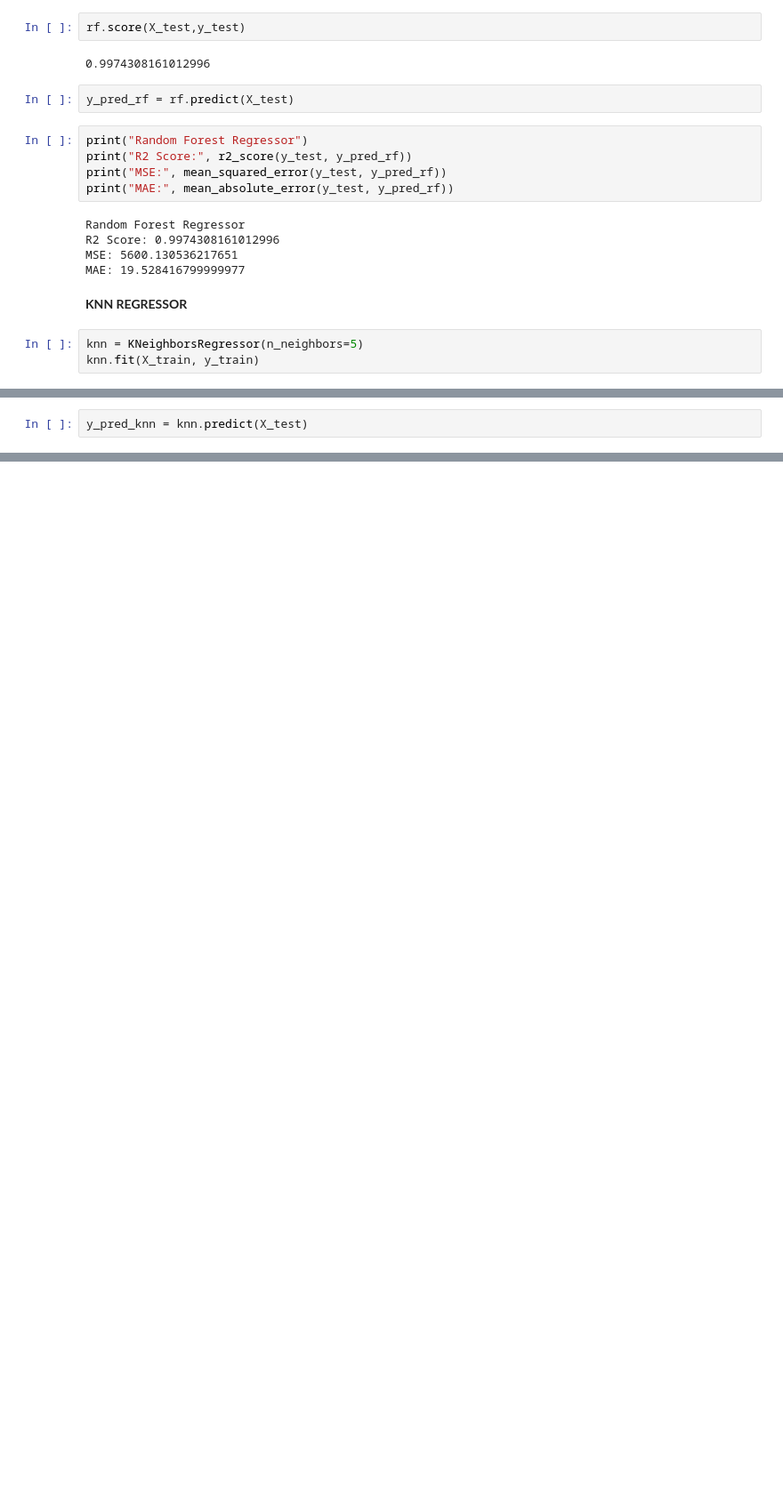
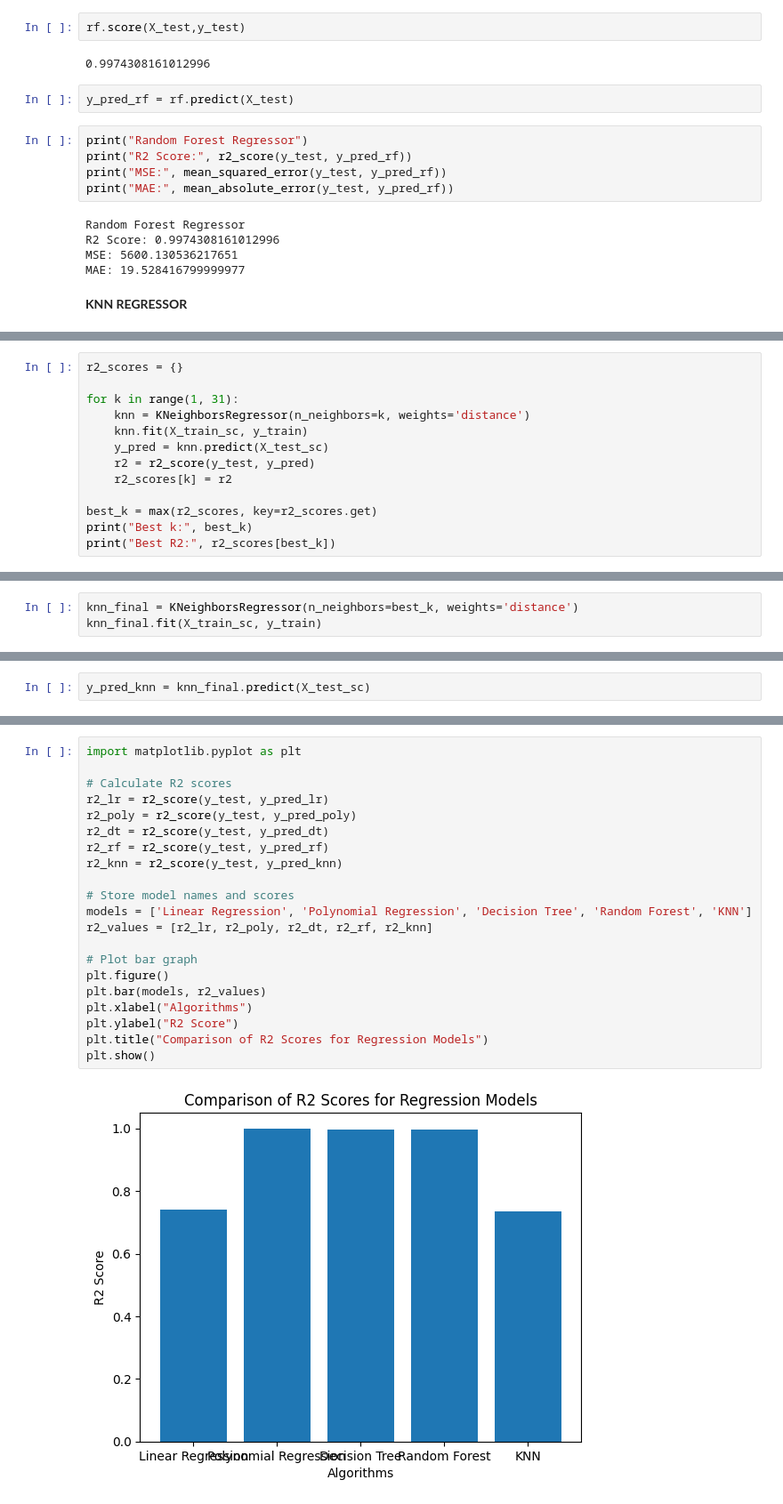
Before and after one commit to TanyaMullick/Amazon_clone, a Jupyter notebook: Project.ipynb, the cells around one changed output, grey strips where cells are left out. Shown at 89% size. Drawn from its saved outputs; the diff is of its cells as text; blank space fills up the shorter version.

```diff
--- a/Project.ipynb
+++ b/Project.ipynb
@@ -189,6 +218,3 @@ MSE: 5600.130536217651
 MAE: 19.528416799999977
 # %% [markdown]
 **KNN REGRESSOR**
-# %%
-knn = KNeighborsRegressor(n_neighbors=5)
-knn.fit(X_train, y_train)
@@ -196,0 +221,13 @@ KNeighborsRegressor()
+# %%
+r2_scores = {}
+
+for k in range(1, 31):
+    knn = KNeighborsRegressor(n_neighbors=k, weights='distance')
+    knn.fit(X_train_sc, y_train)
+    y_pred = knn.predict(X_test_sc)
+    r2 = r2_score(y_test, y_pred)
+    r2_scores[k] = r2
+
+best_k = max(r2_scores, key=r2_scores.get)
+print("Best k:", best_k)
+print("Best R2:", r2_scores[best_k])
@@ -196,0 +237,3 @@ KNeighborsRegressor()
+# %%
+knn_final = KNeighborsRegressor(n_neighbors=best_k, weights='distance')
+knn_final.fit(X_train_sc, y_train)
@@ -197,5 +242,5 @@ KNeighborsRegressor()
 # %%
-y_pred_knn = knn.predict(X_test)
+y_pred_knn = knn_final.predict(X_test_sc)
 # %%
 print("KNN Regressor")
 print("R2 Score:", r2_score(y_test, y_pred_knn))
@@ -206,0 +275,23 @@ MSE: 1115683.6592394519
+# %%
+import matplotlib.pyplot as plt
+
+# Calculate R2 scores
+r2_lr = r2_score(y_test, y_pred_lr)
+r2_poly = r2_score(y_test, y_pred_poly)
+r2_dt = r2_score(y_test, y_pred_dt)
+r2_rf = r2_score(y_test, y_pred_rf)
+r2_knn = r2_score(y_test, y_pred_knn)
+
+# Store model names and scores
+models = ['Linear Regression', 'Polynomial Regression', 'Decision Tree', 'Random Forest', 'KNN']
+r2_values = [r2_lr, r2_poly, r2_dt, r2_rf, r2_knn]
+
+# Plot bar graph
+plt.figure()
+plt.bar(models, r2_values)
+plt.xlabel("Algorithms")
+plt.ylabel("R2 Score")
+plt.title("Comparison of R2 Scores for Regression Models")
+plt.show()
+# %% [output]
+[figure, added]
```
Also changed, not shown: parts of 18 cells of this notebook.
